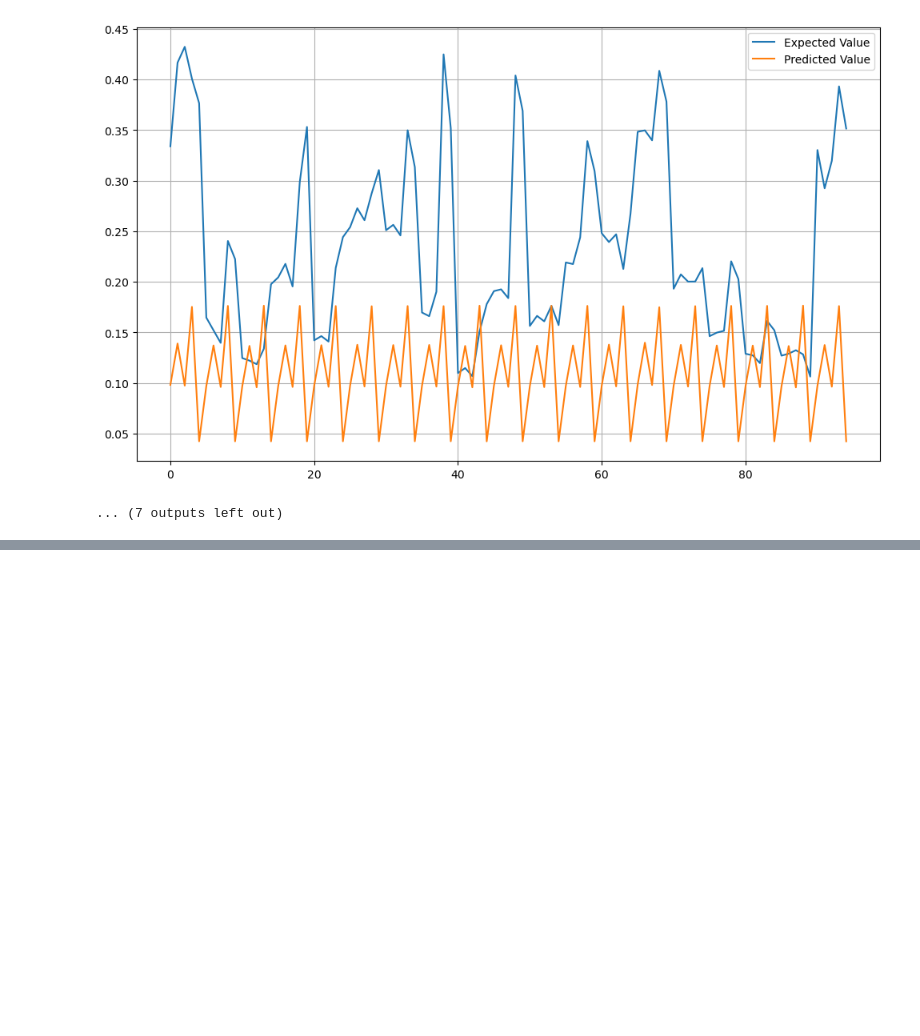
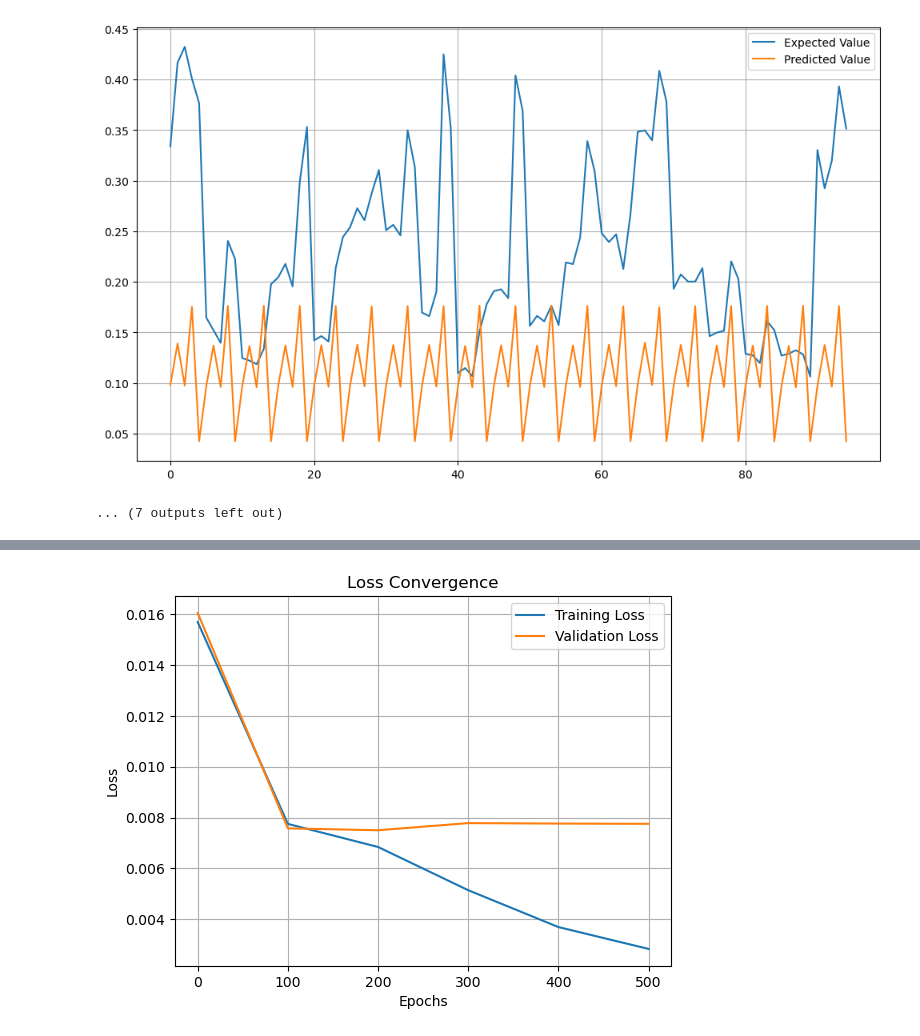
Before and after one commit to azou0/IFN580-Assignment-2, a Jupyter notebook: task3.ipynb, the cells around one changed output, grey strips where cells are left out. Saved outputs shown, nothing was run; the diff lists cells and outputs as text; code cells hidden in the pictures; blank space fills up the shorter version.

```diff
--- a/task3.ipynb
+++ b/task3.ipynb
@@ -712,0 +851,47 @@ Test R2: -2.0111108034313774
+# %%
+# Train a model using the best hyperparameters for larger lookback
+# hidden=30, layers=2
+lookback = 10
+test_steps = 5
+target_col = 0
+
+X_10, y_10, lengths_10, train_d_10, test_d_10 = data_prep(
+    tsdm_df, ['TSDM'], lookback, test_steps, target_col
+)
+
+print("Shape of input data after sequence creation:", X_10.shape)
+print("Shape of targets after sequence creation:", y_10.shape)
+
+num_features = X_10.shape[2]
+hidden_layer_size = 30
+output_size = test_steps
+num_layers = 2
+dropout_prob = 0.2
+
+model_lstm_10 = MyLSTMNet(
+    num_features=num_features,
+    hidden_layer_size=hidden_layer_size,
+    num_layers=num_layers,
+    output_size=output_size,
+    dropout_prob=dropout_prob
+)
+
+train_loss_history_10, val_loss_history_10, model_lstm_10 = train_predict_model(
+    model_lstm_10, n_epochs, lr, X_10, y_10, lengths_10, validation_split=0.2
+)
+
+#plotting epochs against loss
+
+vis_train_loss(train_loss_history_10, val_loss_history_10)
+
+
+
+
+
+n_epochs = 501
+lr = 0.001
+
+train_loss_history_10, val_loss_history_10, model_lstm_10 = train_predict_model(
+    model_lstm_10, n_epochs, lr, X_10, y_10, lengths_10, validation_split=0.2
+)
+# %% [output]
@@ -712,0 +907 @@ Test R2: -2.0111108034313774
+[figure, added]
```
Also changed, not shown: parts of 2 cells of this notebook.
